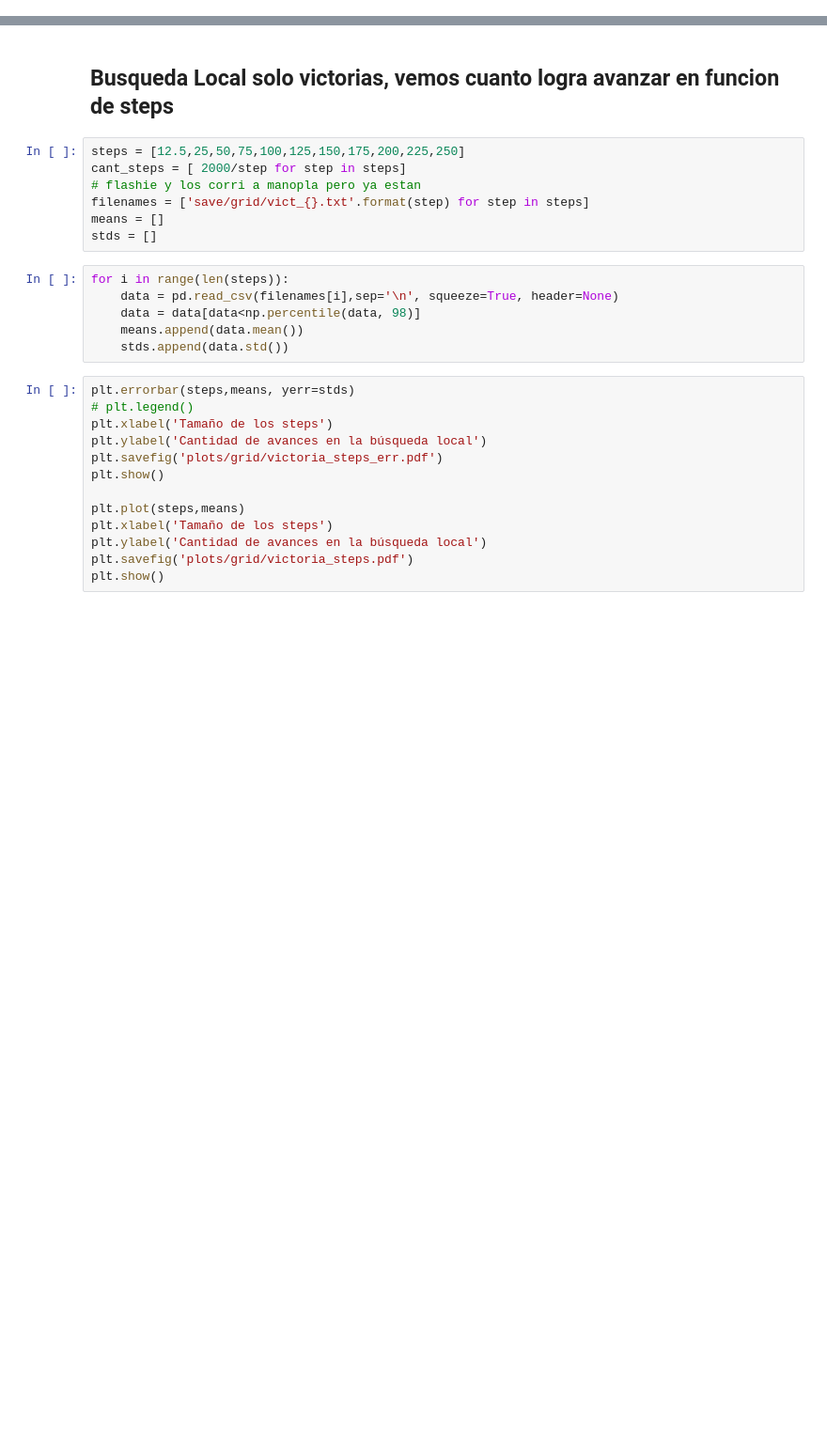
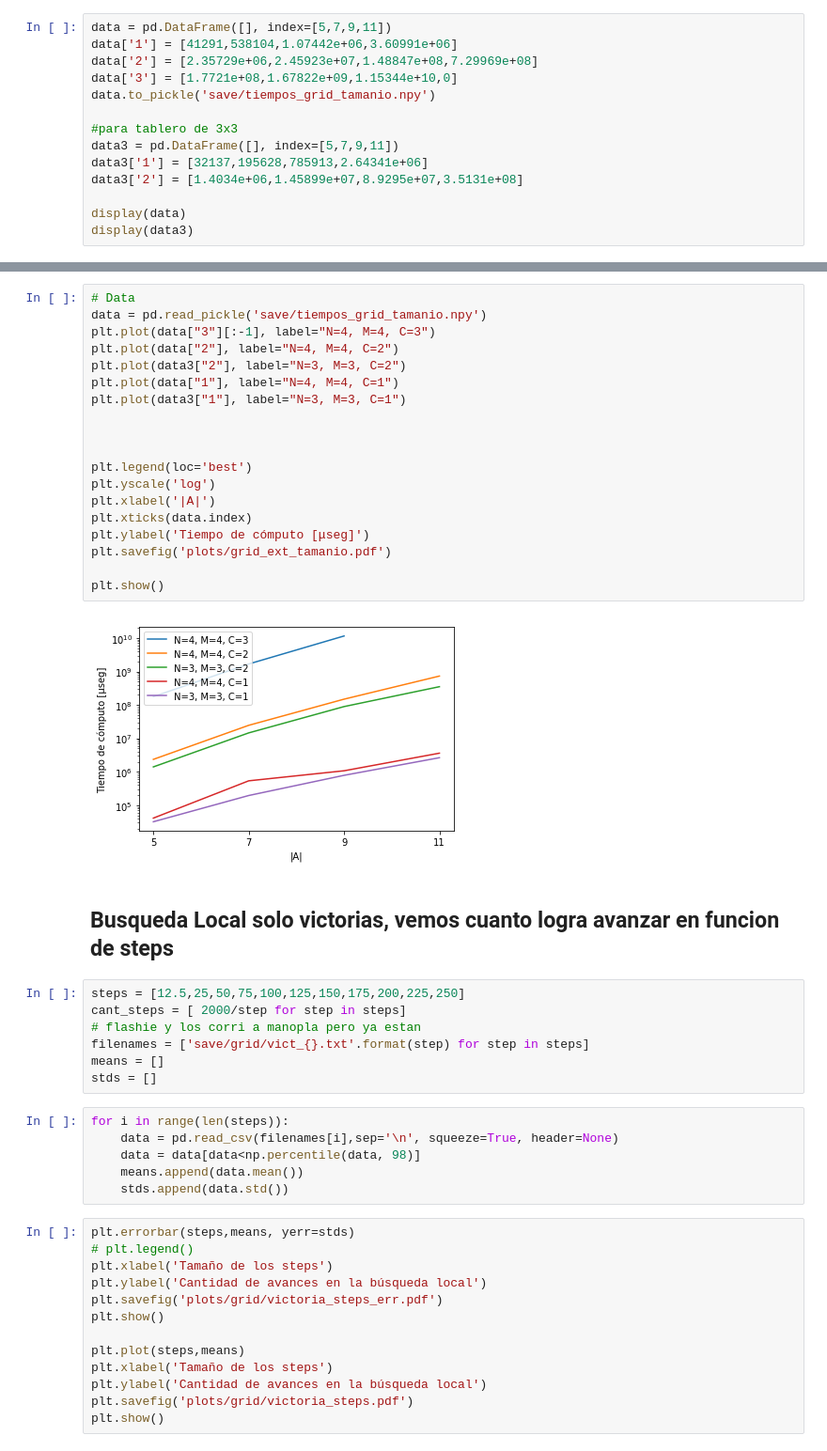
Before and after one commit to npazosmendez/connect4-AI, a Jupyter notebook: mediciones/gridsearch.ipynb, the cells around one changed output, grey strips where cells are left out. Shown at 94% size. Drawn from its saved outputs; the diff is of its cells as text; blank space fills up the shorter version.

```diff
--- a/mediciones/gridsearch.ipynb
+++ b/mediciones/gridsearch.ipynb
@@ -13,0 +92,14 @@ muestras = 5
+# %%
+data = pd.DataFrame([], index=[5,7,9,11])
+data['1'] = [41291,538104,1.07442e+06,3.60991e+06]
+data['2'] = [2.35729e+06,2.45923e+07,1.48847e+08,7.29969e+08]
+data['3'] = [1.7721e+08,1.67822e+09,1.15344e+10,0]
+data.to_pickle('save/tiempos_grid_tamanio.npy')
+
+#para tablero de 3x3
+data3 = pd.DataFrame([], index=[5,7,9,11])
+data3['1'] = [32137,195628,785913,2.64341e+06]
+data3['2'] = [1.4034e+06,1.45899e+07,8.9295e+07,3.5131e+08]
+
+display(data)
+display(data3)
@@ -14,3 +117,24 @@ muestras = 5
+# %%
+# Data
+data = pd.read_pickle('save/tiempos_grid_tamanio.npy')
+plt.plot(data["3"][:-1], label="N=4, M=4, C=3")
+plt.plot(data["2"], label="N=4, M=4, C=2")
+plt.plot(data3["2"], label="N=3, M=3, C=2")
+plt.plot(data["1"], label="N=4, M=4, C=1")
+plt.plot(data3["1"], label="N=3, M=3, C=1")
+
+
+
+plt.legend(loc='best')
+plt.yscale('log')
+plt.xlabel('|A|')
+plt.xticks(data.index)
+plt.ylabel('Tiempo de cómputo [μseg]')
+plt.savefig('plots/grid_ext_tamanio.pdf')
+
+plt.show()
+# %% [output]
+[figure, added]
 # %% [markdown]
 ## Busqueda Local solo victorias, vemos cuanto logra avanzar en funcion de steps
 # %%
```
Also changed, not shown: parts of 7 cells of this notebook, 4 other files.
